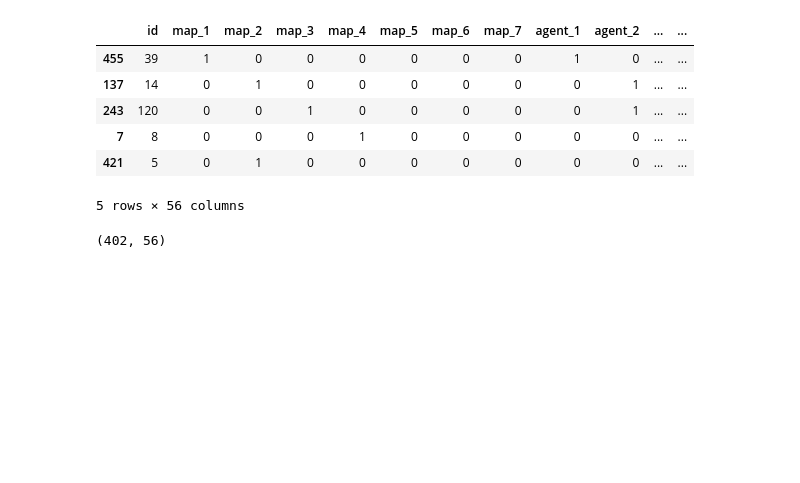
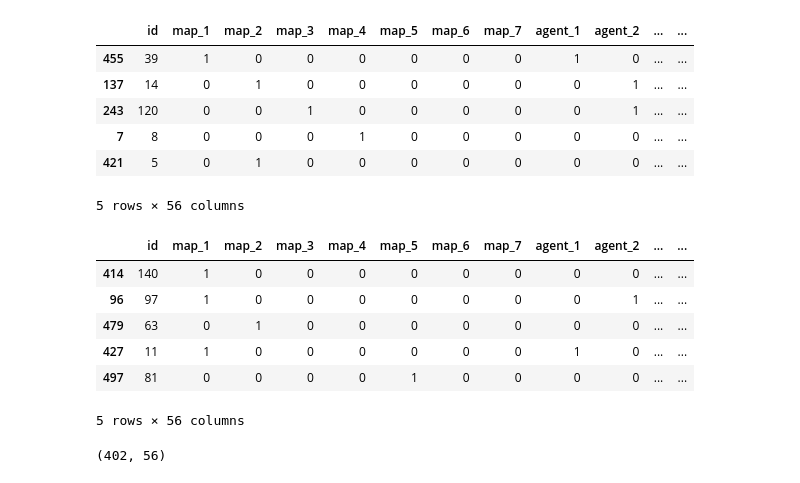
Before and after one commit to sjerrietukkel/valorant_team_predictor, a Jupyter notebook: pred.ipynb, the cells around one changed output. Drawn from its saved outputs; the diff is of its cells as text; code cells hidden in the pictures; blank space fills up the shorter version.

```diff
--- a/pred.ipynb
+++ b/pred.ipynb
@@ -874,6 +902,16 @@ X_train.head()
 | 7 | 8 | 0 | 0 | 0 | 1 | 0 | 0 | 0 | 0 | 0 | ... | ... |
 | 421 | 5 | 0 | 1 | 0 | 0 | 0 | 0 | 0 | 0 | 0 | ... | ... |
 5 rows × 56 columns
+# %%
+X_test.head()
+# %% [output]
+|  | id | map_1 | map_2 | map_3 | map_4 | map_5 | map_6 | map_7 | agent_1 | agent_2 | ... | ... |
+| 414 | 140 | 1 | 0 | 0 | 0 | 0 | 0 | 0 | 0 | 0 | ... | ... |
+| 96 | 97 | 1 | 0 | 0 | 0 | 0 | 0 | 0 | 0 | 1 | ... | ... |
+| 479 | 63 | 0 | 1 | 0 | 0 | 0 | 0 | 0 | 0 | 0 | ... | ... |
+| 427 | 11 | 1 | 0 | 0 | 0 | 0 | 0 | 0 | 1 | 0 | ... | ... |
+| 497 | 81 | 0 | 0 | 0 | 0 | 1 | 0 | 0 | 0 | 0 | ... | ... |
+5 rows × 56 columns
 # %%
 X_train.shape
 # %% [output]
```
Also changed, not shown: parts of 29 cells of this notebook, 5 other files.
